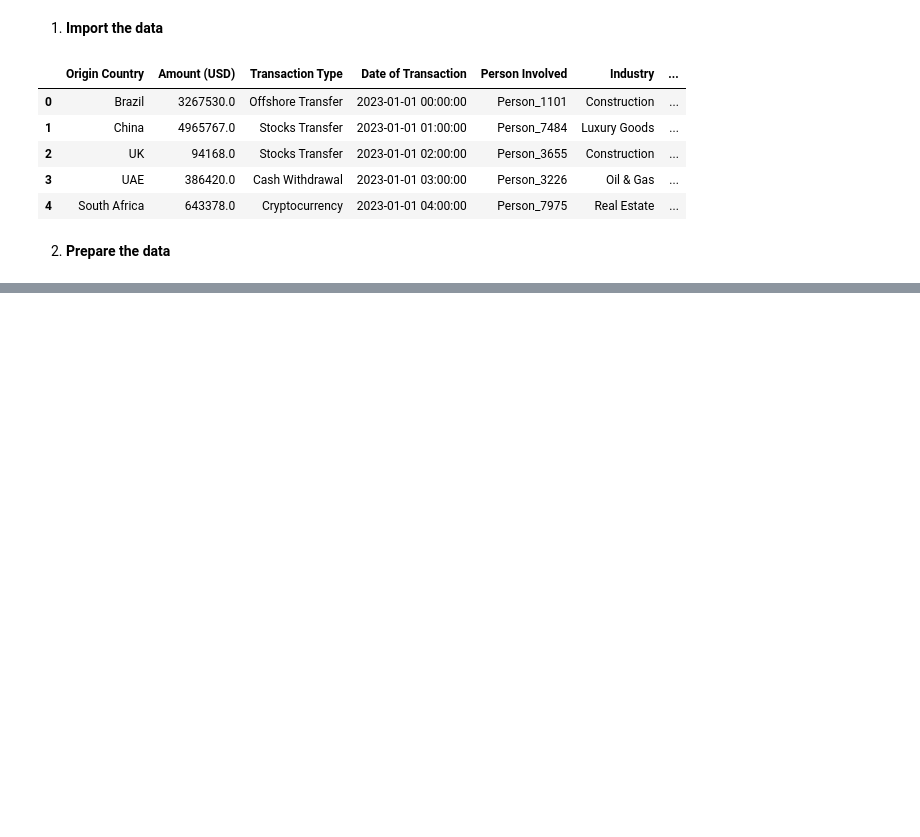
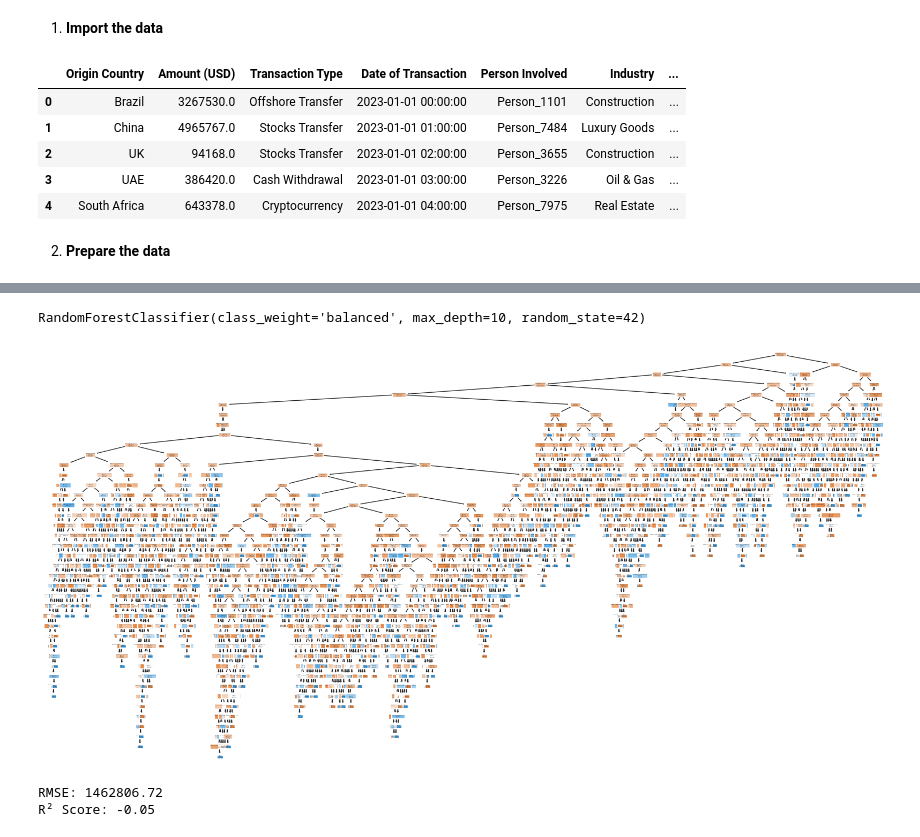
Before and after one commit to NAW125/Detecting_Money_Laundering_Patterns-, a Jupyter notebook: jupyter_notebooks/decision_tree.ipynb, the cells around one changed output, grey strips where cells are left out. Cells and saved outputs as stored; diff of their text form; code cells hidden in the pictures; blank space fills up the shorter version.

Commit message:
amend decision tree

```diff
--- a/jupyter_notebooks/decision_tree.ipynb
+++ b/jupyter_notebooks/decision_tree.ipynb
@@ -110,13 +188,0 @@ The target variable is `Source of Money` I will split the data to train and test
-# %%
-#Step 4. import the train_test_split function
-from sklearn.model_selection import train_test_split
-
-#Step 5. Drop the target variable and split the data into features and target
-X_train, X_test,y_train, y_test = train_test_split(
-    data.drop(['Source of Money'],axis=1),
-    data['Source of Money'],
-    test_size=0.2,
-    random_state=101
-    )
-
-print("* Train set:", X_train.shape, y_train.shape, "\n* Test set:",  X_test.shape, y_test.shape)
@@ -163,3 +188,0 @@ The variable I am creating is called `laundering_pipeline` and assign it the pip
-# %%
-laundering_pipeline = pipeline_decision_tree_moneylaundering()
-laundering_pipeline.fit(X_train, y_train)
@@ -167,0 +215,8 @@ ValueError: could not convert string to float: 'Russia'
+# %%
+from sklearn.tree import DecisionTreeClassifier
+
+model = DecisionTreeClassifier(
+    class_weight='balanced',  # ⬅️ This tells the model to treat both classes equally
+    random_state=42
+)
+model.fit(X_train, y_train)
@@ -167,0 +250,22 @@ ValueError: could not convert string to float: 'Russia'
+# %%
+from sklearn.ensemble import RandomForestClassifier
+
+model = RandomForestClassifier(
+    class_weight='balanced',
+    n_estimators=100,
+    max_depth=10,  # Add some control to reduce overfitting
+    random_state=42
+)
+
+model.fit(X_train, y_train)
+# %% [output]
+RandomForestClassifier(class_weight='balanced', max_depth=10, random_state=42)
+# %%
+from sklearn.tree import plot_tree
+import matplotlib.pyplot as plt
+
+plt.figure(figsize=(20, 10))
+plot_tree(model, feature_names=X.columns, class_names=['Illegal', 'Legal'], filled=True)
+plt.show()
+# %% [output]
+[figure, added]
@@ -167,0 +283,9 @@ ValueError: could not convert string to float: 'Russia'
+# %%
+rmse = np.sqrt(mean_squared_error(y_test, y_pred))
+r2 = r2_score(y_test, y_pred)
+
+print(f"RMSE: {rmse:.2f}")
+print(f"R² Score: {r2:.2f}")
+# %% [output]
+RMSE: 1462806.72
+R² Score: -0.05
```
Also changed, not shown: parts of 31 cells of this notebook.
